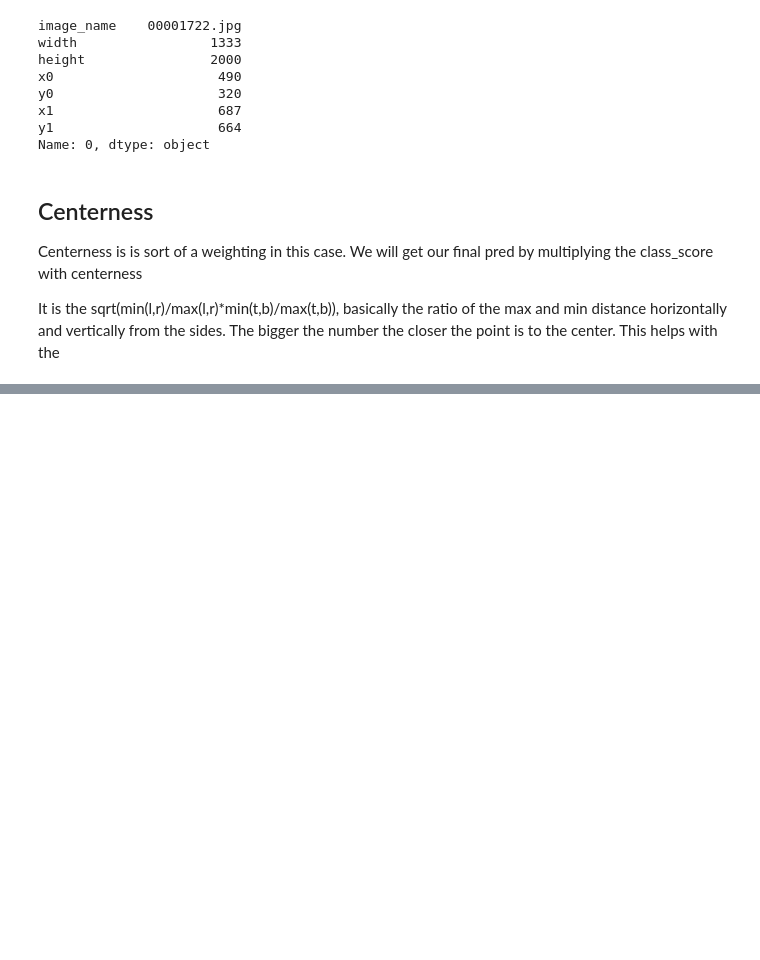
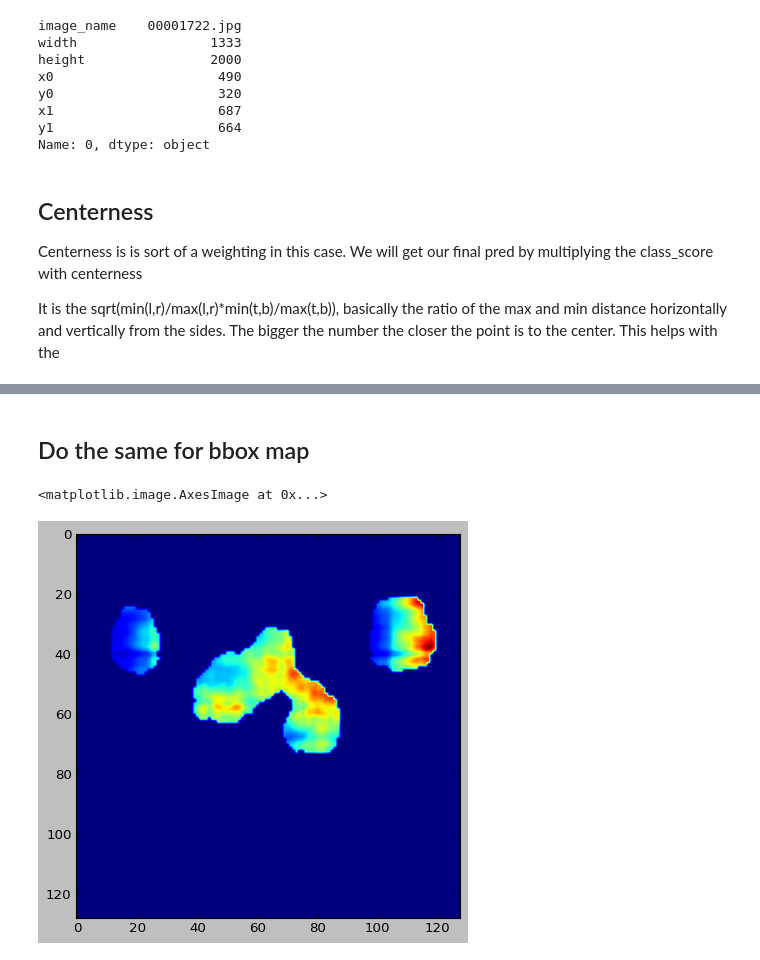
Before and after one commit to baloghartur3/FCOS_reproduction, a Jupyter notebook: FCOS.ipynb, the cells around one changed output, grey strips where cells are left out. Drawn from its saved outputs; the diff is of its cells as text; code cells hidden in the pictures; blank space fills up the shorter version.

```diff
--- a/FCOS.ipynb
+++ b/FCOS.ipynb
@@ -247,0 +361,11 @@ ds.plot_img(120)
+# %% [markdown]
+## Do the same for bbox map
+# %%
+bboxes = out[:,2:].cpu().detach().numpy()
+prob_map = probability_map.cpu()
+bbox_xmin = bboxes[0,0]
+bbox_xmin = np.where(prob_map > 0.2, bbox_xmin, 0)
+plt.imshow(bbox_xmin)
+# %% [output]
+<matplotlib.image.AxesImage at 0x...>
+[figure, added]
```
Also changed, not shown: parts of 27 cells of this notebook.
